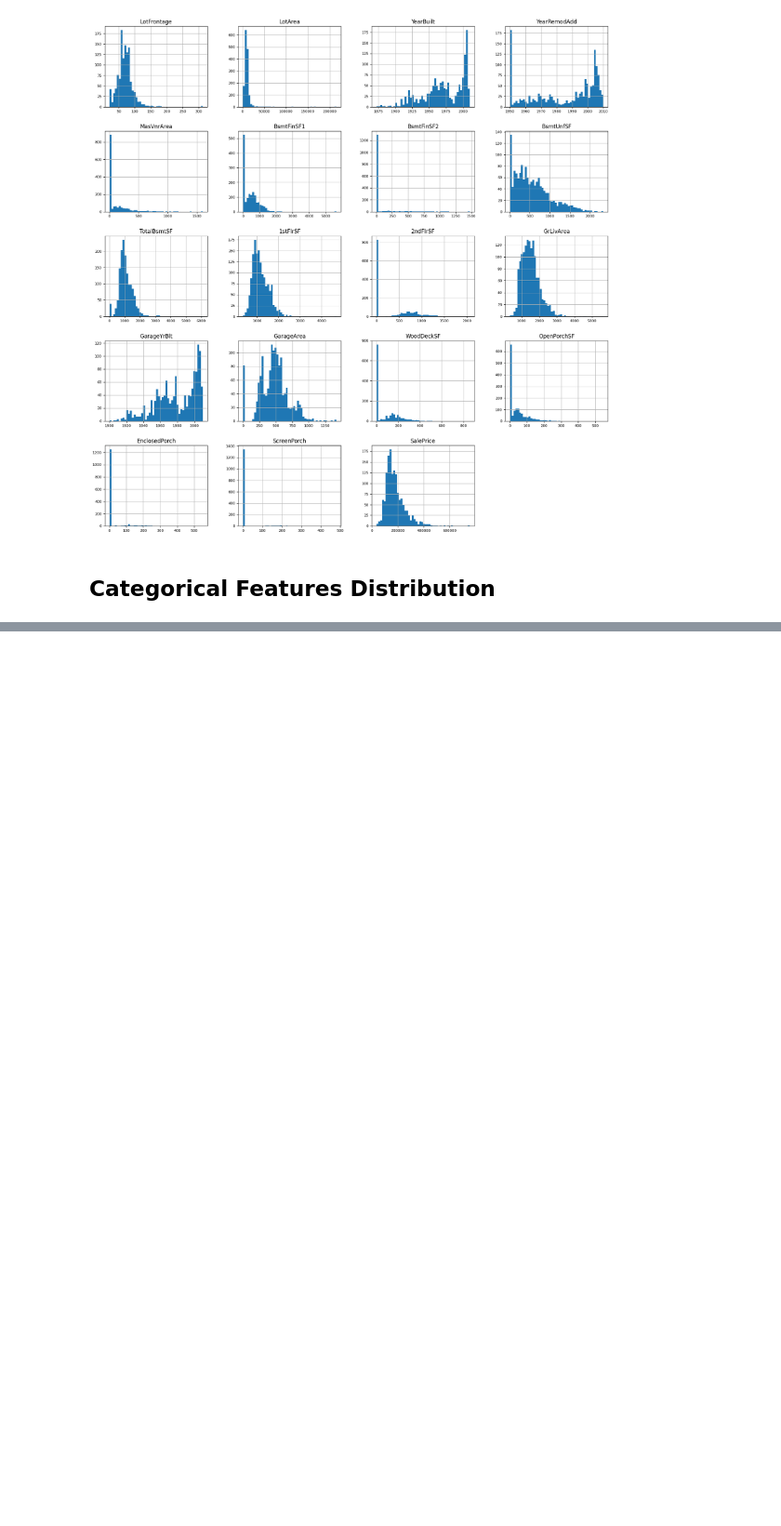
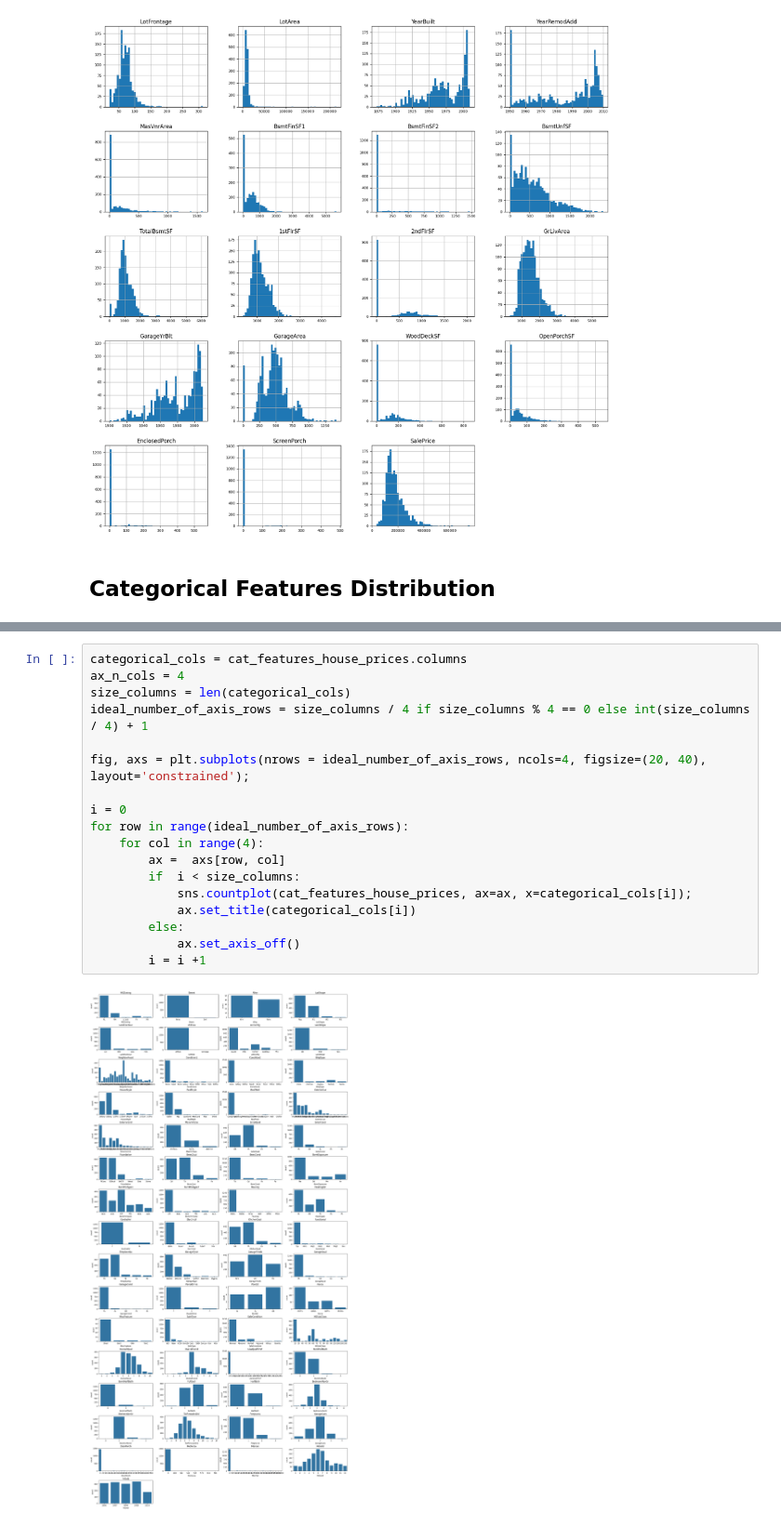
Before and after one commit to arthuralbarelli/house-prices-prediction, a Jupyter notebook: eda-house-prices.ipynb, the cells around one changed output, grey strips where cells are left out. Shown at 93% size. Saved outputs shown, nothing was run; the diff lists cells and outputs as text; blank space fills up the shorter version.

Commit message:
feat(notebook): add categorical features distributions charts

```diff
--- a/eda-house-prices.ipynb
+++ b/eda-house-prices.ipynb
@@ -161,0 +167,20 @@ cat_features_house_prices = house_prices_train_df[categorical_features]
+# %%
+categorical_cols = cat_features_house_prices.columns
+ax_n_cols = 4
+size_columns = len(categorical_cols)
+ideal_number_of_axis_rows = size_columns / 4 if size_columns % 4 == 0 else int(size_columns / 4) + 1
+
+fig, axs = plt.subplots(nrows = ideal_number_of_axis_rows, ncols=4, figsize=(20, 40), layout='constrained');
+
+i = 0
+for row in range(ideal_number_of_axis_rows):
+    for col in range(4):
+        ax =  axs[row, col]
+        if  i < size_columns:
+            sns.countplot(cat_features_house_prices, ax=ax, x=categorical_cols[i]);
+            ax.set_title(categorical_cols[i])
+        else:
+            ax.set_axis_off()
+        i = i +1
+# %% [output]
+[figure, added]
```
Also changed, not shown: parts of 1 cell of this notebook.
